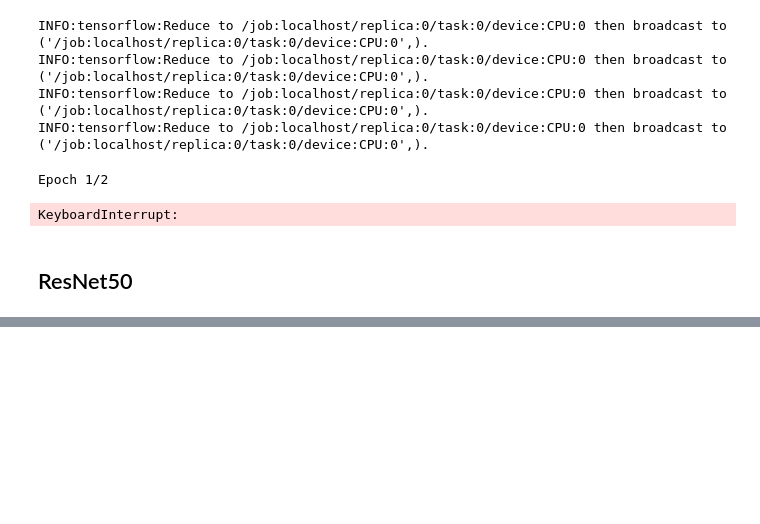
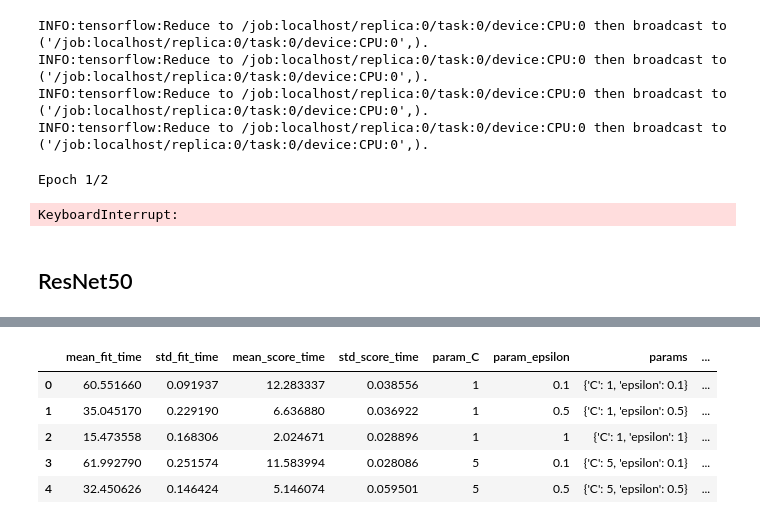
Before and after one commit to ccepelak/ML-SS22, a Jupyter notebook: MasterCode.ipynb, the cells around one changed output, grey strips where cells are left out. Saved outputs shown, nothing was run; the diff lists cells and outputs as text; code cells hidden in the pictures; blank space fills up the shorter version.

```diff
--- a/MasterCode.ipynb
+++ b/MasterCode.ipynb
@@ -680,3 +681,6 @@ plt.grid()
 plt.xlabel('Epoch')
 plt.ylabel('Validation $R^2$')
 plt.show()
+# %%
+from sklearn.svm import SVR
+svr = SVR()
@@ -682,0 +709,10 @@ plt.show()
+# %%
+cv_df_svr = pd.DataFrame(grid_search_svr.cv_results_)
+cv_df_svr.head()
+# %% [output]
+|  | mean_fit_time | std_fit_time | mean_score_time | std_score_time | param_C | param_epsilon | params | ... |
+| 0 | 60.551660 | 0.091937 | 12.283337 | 0.038556 | 1 | 0.1 | {'C': 1, 'epsilon': 0.1} | ... |
+| 1 | 35.045170 | 0.229190 | 6.636880 | 0.036922 | 1 | 0.5 | {'C': 1, 'epsilon': 0.5} | ... |
+| 2 | 15.473558 | 0.168306 | 2.024671 | 0.028896 | 1 | 1 | {'C': 1, 'epsilon': 1} | ... |
+| 3 | 61.992790 | 0.251574 | 11.583994 | 0.028086 | 5 | 0.1 | {'C': 5, 'epsilon': 0.1} | ... |
+| 4 | 32.450626 | 0.146424 | 5.146074 | 0.059501 | 5 | 0.5 | {'C': 5, 'epsilon': 0.5} | ... |
```
Also changed, not shown: parts of 5 cells of this notebook.
